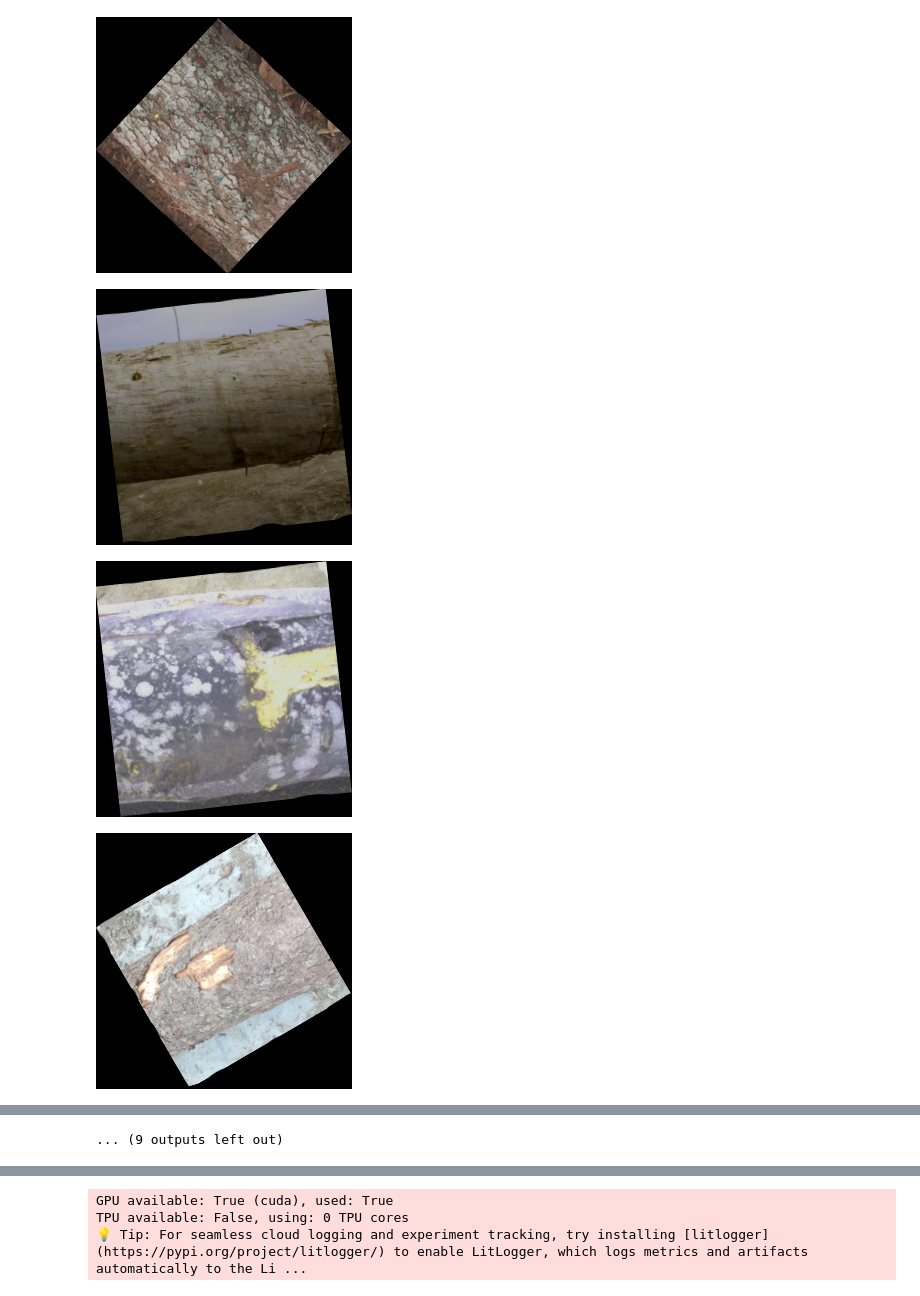
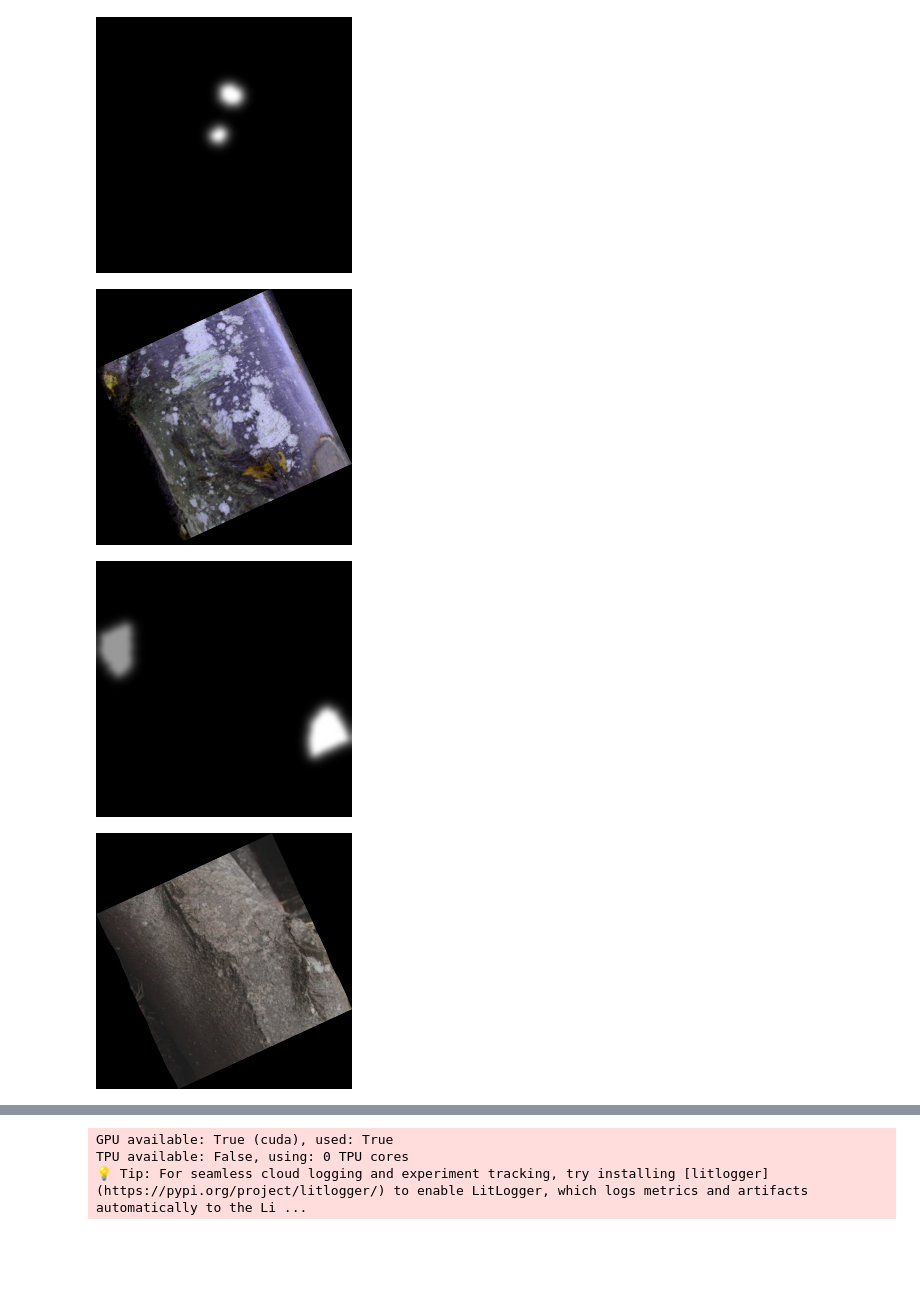
Before and after one commit to AllIAskOfYou/woodknots, a Jupyter notebook: scripts/examine.ipynb, the cells around one changed output, grey strips where cells are left out. Saved outputs shown, nothing was run; the diff lists cells and outputs as text; code cells hidden in the pictures; blank space fills up the shorter version.

Commit message:
Updated preprocessing

```diff
--- a/scripts/examine.ipynb
+++ b/scripts/examine.ipynb
@@ -20,11 +24,26 @@ with hydra.initialize(version_base=None, config_path="../configs"):
 # %%
 root_path = get_dataset_by_config(cfg.dataset)
 train_cases, val_cases = get_fold(root_path, fold=cfg.fold, k=5)
+preprocessing = get_preprocessing_transform(cfg.preprocessing)
 train_transform = get_train_transform(cfg.augmentation)
 val_transform = INFERENCE_TRANSFORM
 
-train_dataset = SegDataset(root_path, train_cases, transform=train_transform)
-val_dataset = SegDataset(root_path, val_cases, transform=val_transform)
+train_dataset = SegDataset(
+    root_path,
+    1,
+    cases=train_cases,
+    preprocessing=preprocessing,
+    transform=train_transform,
+    cache_amount=0.0,
+)
+val_dataset = SegDataset(
+    root_path,
+    1,
+    cases=val_cases,
+    preprocessing=preprocessing,
+    transform=val_transform,
+    cache_amount=0.0,
+)
 
 train_dataloader = torch.utils.data.DataLoader(
     train_dataset, batch_size=cfg.batch_size, shuffle=True, num_workers=0
@@ -43,7 +62,6 @@ Val Dataset: 97 samples
 # %%
 itr = iter(train_dataloader)
 # %%
-# preview a batch
 images, masks = next(itr)
 # unnormalize images for visualization
 images = images * torch.tensor([0.229, 0.224, 0.225]).view(3, 1, 1) + torch.tensor(
@@ -54,6 +72,7 @@ print(f"Batch of images shape: {images.shape, images.dtype, images.device}")
 from PIL import Image
 import numpy as np
 
-for image in images:
+for image, mask in list(zip(images, masks))[:4]:
     Image.fromarray((image.permute(1, 2, 0).numpy() * 255).astype(np.uint8)).show()
+    Image.fromarray((mask.squeeze().numpy() * 255).astype(np.uint8)).show()
 # %% [output]
@@ -62,4 +97,4 @@ Batch of images shape: (torch.Size([20, 3, 256, 256]), torch.float32, device(typ
-[figure, old version]
+[figure, new version]
-[figure, old version]
+[figure, new version]
-[figure, old version]
+[figure, new version]
-[figure, old version]
+[figure, new version]
@@ -72,4 +104,3 @@ Batch of images shape: (torch.Size([20, 3, 256, 256]), torch.float32, device(typ
-... (9 outputs left out)
 # %%
 for batch in train_dataloader:
     images, masks = batch
```
Also changed, not shown: parts of 4 cells of this notebook, 24 other files.
